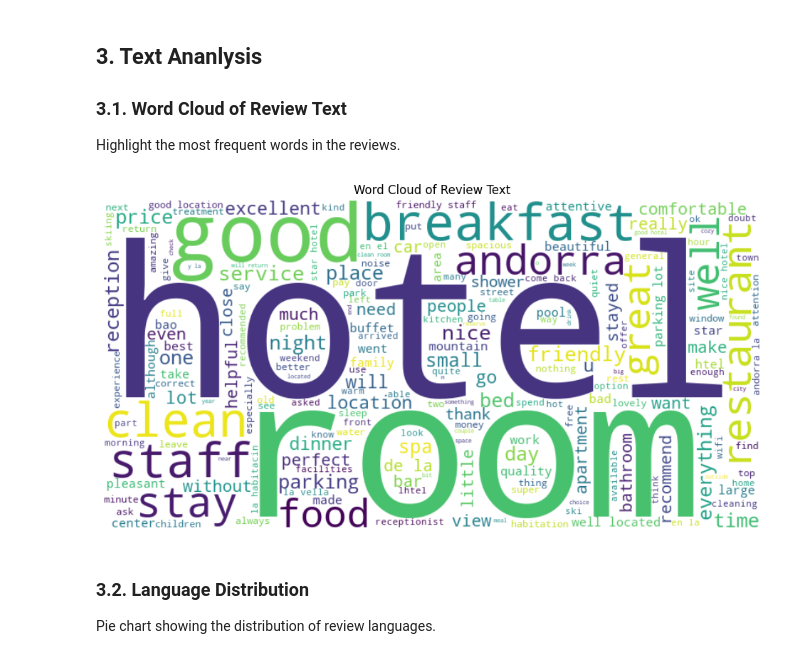
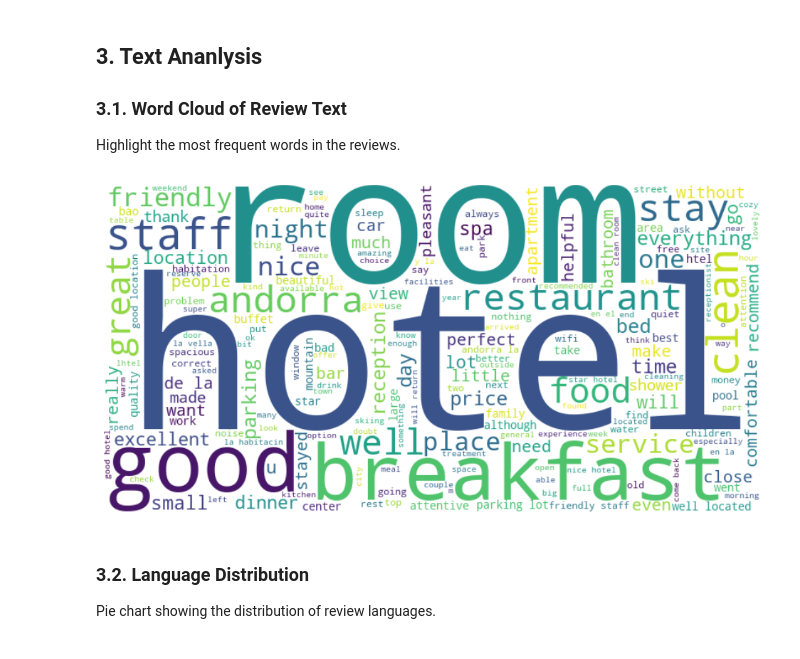
Before and after one commit to PromaChow/HotelRecommendationSystem, a Jupyter notebook: src/data_visualization.ipynb, the cells around one changed output. Drawn from its saved outputs; the diff is of its cells as text; code cells hidden in the pictures.

Commit message:
Fixed the github action and plots

```diff
--- a/src/data_visualization.ipynb
+++ b/src/data_visualization.ipynb
@@ -334,14 +403,14 @@ Highlight the most frequent words in the reviews.
 # %%
 text = ' '.join(df['review_text_translated'].dropna())
 wordcloud = WordCloud(width=800, height=400, background_color='white').generate(text)
 
 plt.figure(figsize=(12, 6))
 plt.imshow(wordcloud, interpolation='bilinear')
 plt.axis('off')
-plt.title('Word Cloud of Review Text')
+# plt.title('Word Cloud of Review Text')
 plt.show()
 # %% [output]
-[figure, old version]
+[figure, new version]
 # %% [markdown]
 ### 3.2. Language Distribution
 
```
Also changed, not shown: parts of 11 cells of this notebook, 3 other files.
